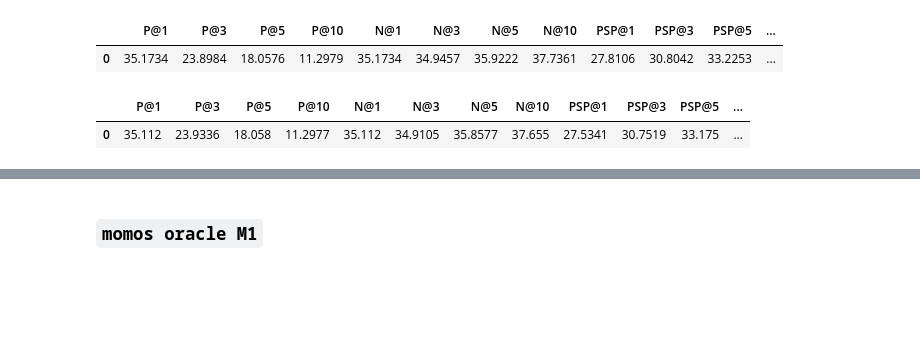
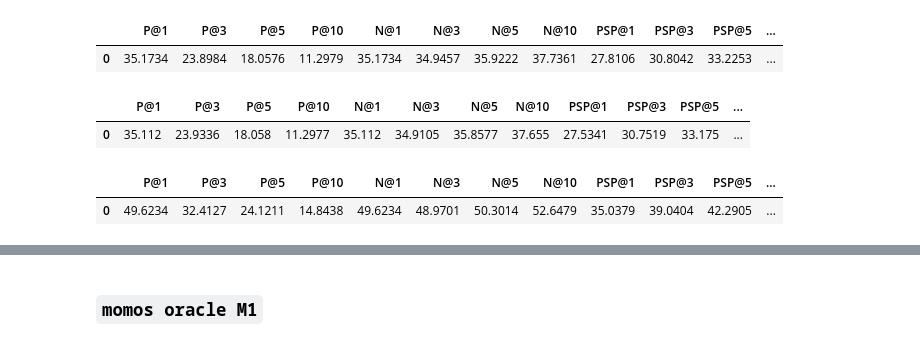
Before and after one commit to suchith720/medic, a Jupyter notebook: nbs/21_experiment-summary.ipynb, the cells around one changed output, grey strips where cells are left out. Cells and saved outputs as stored; diff of their text form; code cells hidden in the pictures; blank space fills up the shorter version.

```diff
--- a/nbs/21_experiment-summary.ipynb
+++ b/nbs/21_experiment-summary.ipynb
@@ -154,3 +164,8 @@ display_metric(m, remove_prefix=False)
 #wikititles
 # %%
 #wikiseealso
+m = {'test_loss': 0.07303251326084137, 'test_P@1': 0.4962341210601921, 'test_P@10': 0.14843816015538108, 'test_P@3': 0.3241265996302599, 'test_P@5': 0.24121116525364142, 'test_N@1': 0.49623411893844604, 'test_N@10': 0.5264792442321777, 'test_N@3': 0.4897010028362274, 'test_N@5': 0.5030137300491333, 'test_PSP@1': 0.35037947101621003, 'test_PSP@10': 0.47986042047680927, 'test_PSP@3': 0.39040447606380496, 'test_PSP@5': 0.4229050246933454, 'test_PSN@1': 0.35037946701049805, 'test_PSN@10': 0.4533686637878418, 'test_PSN@3': 0.3960227370262146, 'test_PSN@5': 0.42271676659584045, 'test_R@200': 0.7599179831449293, 'test_R@10': 0.5878175209915208, 'test_R@100': 0.7346757515330188, 'test_runtime': 54.4109, 'test_samples_per_second': 3262.492, 'test_steps_per_second': 2.04}
+display_metric(m)
+# %% [output]
+|  | P@1 | P@3 | P@5 | P@10 | N@1 | N@3 | N@5 | N@10 | PSP@1 | PSP@3 | PSP@5 | ... |
+| 0 | 49.6234 | 32.4127 | 24.1211 | 14.8438 | 49.6234 | 48.9701 | 50.3014 | 52.6479 | 35.0379 | 39.0404 | 42.2905 | ... |
```
Also changed, not shown: parts of 20 cells of this notebook, 3 other files.
